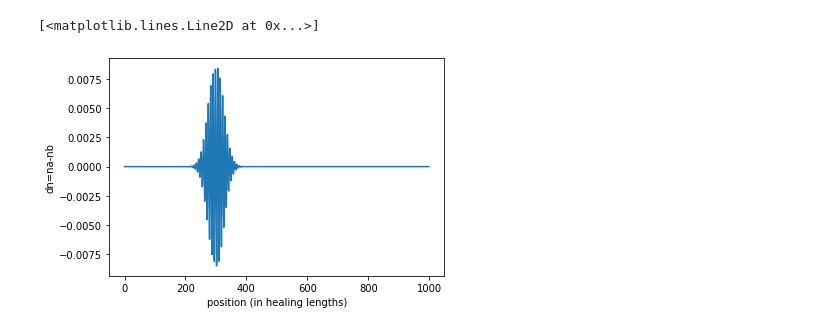
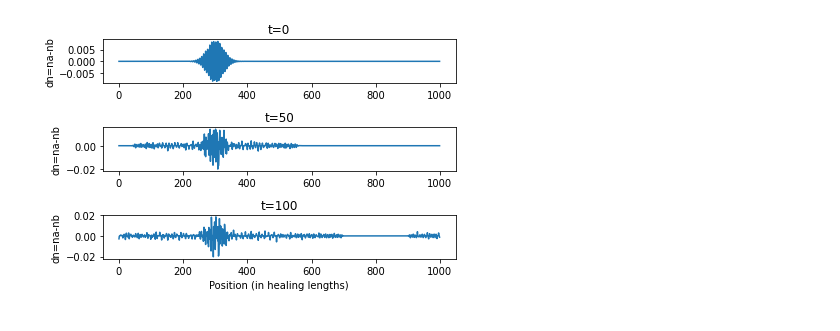
Before and after one commit to ebbeborg/GPsolver, a Jupyter notebook: results/results.ipynb, the cells around one changed output. Drawn from its saved outputs; the diff is of its cells as text; code cells hidden in the pictures.

Commit message:
better plotting

```diff
--- a/results/results.ipynb
+++ b/results/results.ipynb
@@ -4,23 +4,33 @@ import matplotlib.pyplot as plt
 import scipy.stats as stats
 import csv
 # %%
+#plotting relative densities of the components in space and time
 a=[]
 b=[]
 x=np.arange(0,1000) #gridspace
 
 #gathering results data form results.txt and storing in variables a and b
 with open('results.txt','r') as csvfile:
     plots=csv.reader(csvfile, delimiter=',')
     for row in plots:
         a.append(row[::2]) #even row elements are condensate a
         b.append(row[1::2]) #odd row elements are condensate b
 
 a=np.array(a).astype(float)
 b=np.array(b).astype(float)
 
-plt.xlabel('position (in healing lengths)')
-plt.ylabel('dn=na-nb')
-plt.plot(x,a[0]-b[0])
+Figure, (ax1, ax2, ax3)=plt.subplots(3)
+ax1.plot(x,a[0]-b[0])
+ax1.set_title('t=0')
+ax1.set_ylabel('dn=na-nb')
+ax2.plot(x,a[49]-b[49])
+ax2.set_title('t=50')
+ax2.set_ylabel('dn=na-nb')
+ax3.plot(x,a[99]-b[99])
+ax3.set_title('t=100')
+ax3.set_xlabel('Position (in healing lengths)')
+ax3.set_ylabel('dn=na-nb')
+Figure.tight_layout()
+plt.show()
 # %% [output]
-[<matplotlib.lines.Line2D at 0x...>]
-[figure, old version]
+[figure, new version]
```
Also changed, not shown: parts of 3 cells of this notebook, 5 other files.
